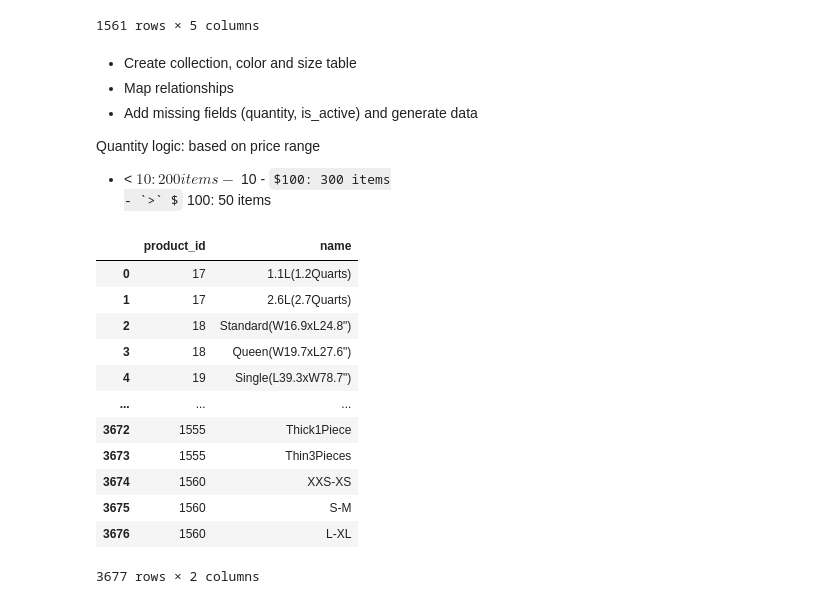
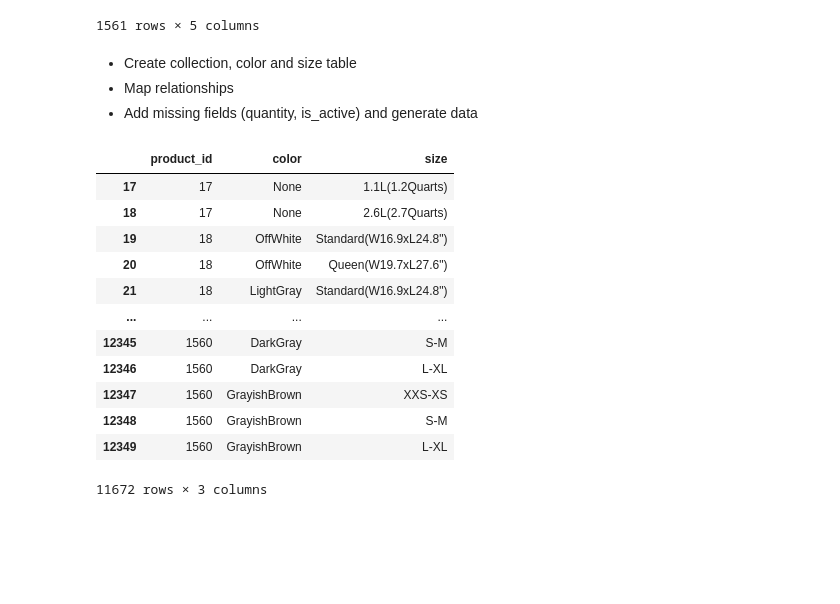
Before and after one commit to dauinh/enterprise_db, a Jupyter notebook: data/clean.ipynb, the cells around one changed output. Drawn from its saved outputs; the diff is of its cells as text; code cells hidden in the pictures; some formulas as TeX source; blank space fills up the shorter version.

```diff
--- a/data/clean.ipynb
+++ b/data/clean.ipynb
@@ -142,66 +143,59 @@ filtered_df
 - Create collection, color and size table
 - Map relationships
 - Add missing fields (quantity, is_active) and generate data
-
-Quantity logic: based on price range
-- < $10: 200 items
-- $10 - $100: 300 items
-- `>` $100: 50 items
 # %%
 collection_set = set()
-color_set = set()
-size_set = set()
+attributes = set()
 belongs = {'product_id': [], 'collection': []}
-product_color = {'product_id': [], 'name': []}
-product_size = {'product_id': [], 'name': []}
+product_attr = {'product_id': [], 'color': [], 'size': []}
 
 for i, row in filtered_df.iterrows():
     # if i < 18: continue
     # if i > 19: break
     title = row.loc['title']
     collections = row.loc['collections']
     colors = row.loc['colors']
     sizes = row.loc['sizes']
+
     for c in collections:
+        # append to relationship table
         belongs['product_id'].append(i)
         belongs['collection'].append(c)
+
+        # append to collections data
         if c not in collection_set:
             collection_set.add(c)
 
-    if type(colors) == list:
-        for c in colors:
-            if c:
-                product_color['product_id'].append(i)
-                product_color['name'].append(c)
-                if c not in color_set:
-                    color_set.add(c)
-    if type(sizes) == list:
-        for s in sizes:
-            if s:
-                product_size['product_id'].append(i)
-                product_size['name'].append(s)
-                if s not in size_set:
-                    size_set.add(c)
+
+    if type(colors) == list and type(sizes) == list:
+        # append to relationship table
+        attr_set = list(product(colors, sizes))
+        for color, size in attr_set:
+            product_attr['product_id'].append(i)
+            product_attr['color'].append(color if color else None)
+            product_attr['size'].append(size if size else None)
+
+            # append to attribute data
+            if (color, size) not in attributes:
+                attributes.add((color, size))
 
 collection_df = pd.DataFrame(list(collection_set), columns=['name'])
-color_df = pd.DataFrame(list(color_set), columns=['name'])
-size_df = pd.DataFrame(list(size_set), columns=['name'])
+attribute_df = pd.DataFrame(list(attributes), columns=['color', 'size'])
 belongs_df = pd.DataFrame(belongs)
-product_color_df = pd.DataFrame(product_color).dropna(subset=['name'])
-product_size_df = pd.DataFrame(product_size).dropna(subset=['name'])
+product_attr_df = pd.DataFrame(product_attr).dropna(thresh=2)
 
-product_size_df
+product_attr_df
 # %% [output]
-|  | product_id | name |
-| 0 | 17 | 1.1L(1.2Quarts) |
-| 1 | 17 | 2.6L(2.7Quarts) |
-| 2 | 18 | Standard(W16.9xL24.8") |
-| 3 | 18 | Queen(W19.7xL27.6") |
-| 4 | 19 | Single(L39.3xW78.7") |
-| ... | ... | ... |
-| 3672 | 1555 | Thick1Piece |
-| 3673 | 1555 | Thin3Pieces |
-| 3674 | 1560 | XXS-XS |
-| 3675 | 1560 | S-M |
-| 3676 | 1560 | L-XL |
+|  | product_id | color | size |
+| 17 | 17 | None | 1.1L(1.2Quarts) |
+| 18 | 17 | None | 2.6L(2.7Quarts) |
+| 19 | 18 | OffWhite | Standard(W16.9xL24.8") |
+| 20 | 18 | OffWhite | Queen(W19.7xL27.6") |
+| 21 | 18 | LightGray | Standard(W16.9xL24.8") |
+| ... | ... | ... | ... |
+| 12345 | 1560 | DarkGray | S-M |
+| 12346 | 1560 | DarkGray | L-XL |
+| 12347 | 1560 | GrayishBrown | XXS-XS |
+| 12348 | 1560 | GrayishBrown | S-M |
+| 12349 | 1560 | GrayishBrown | L-XL |
-3677 rows × 2 columns
+11672 rows × 3 columns
```
Also changed, not shown: parts of 7 cells of this notebook.
